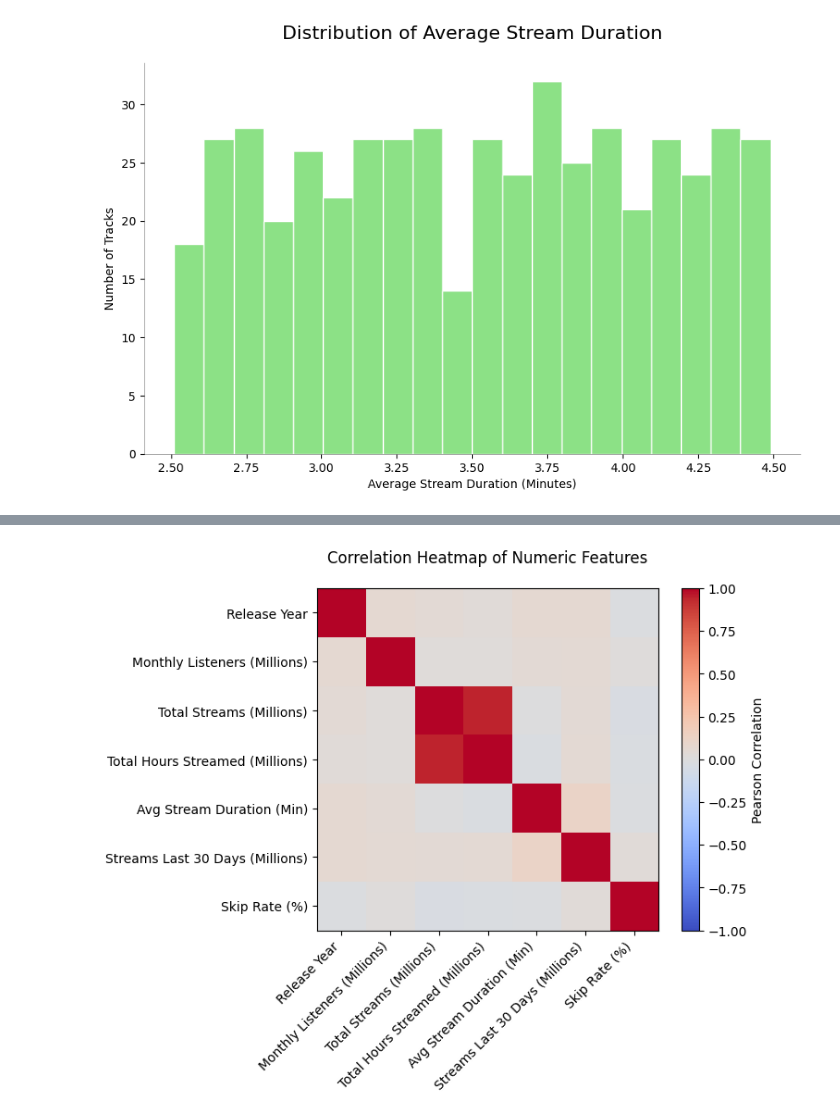
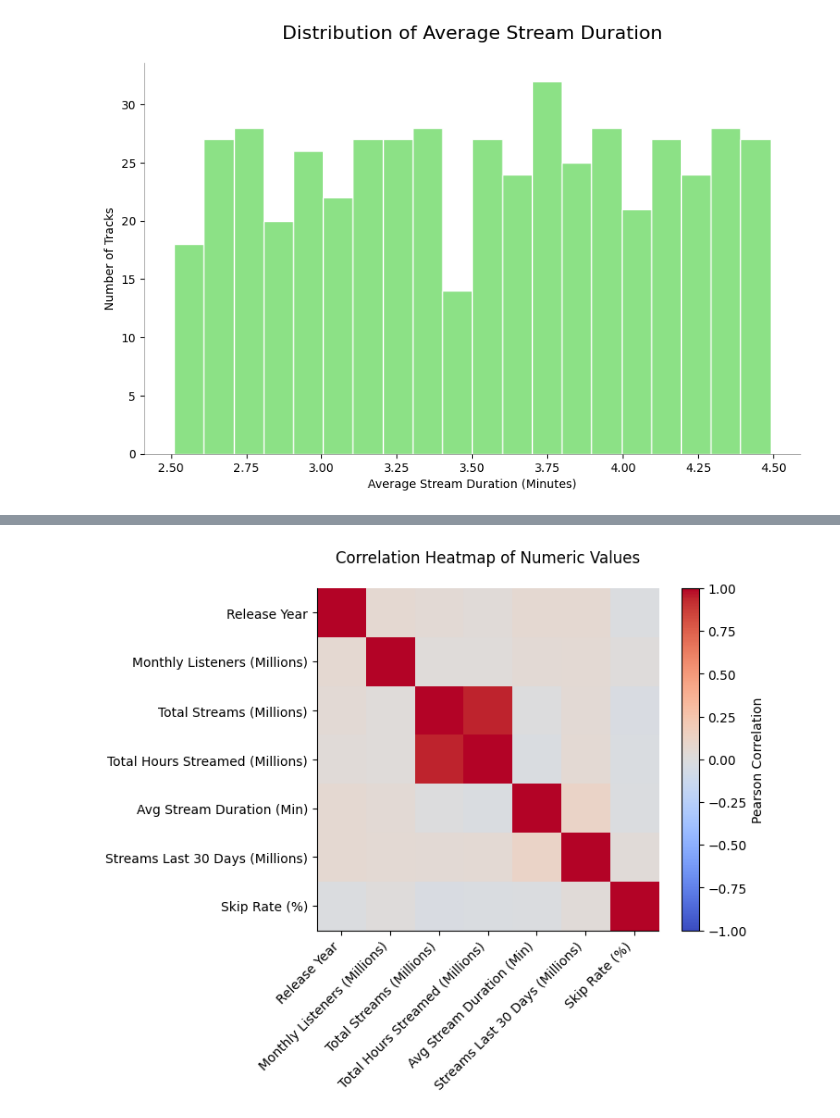
Before and after one commit to nayalys/learning_plots_nayalys_santiesteban, a Jupyter notebook: notebooks/visualization_practice.ipynb, the cells around one changed output, grey strips where cells are left out. Drawn from its saved outputs; the diff is of its cells as text; code cells hidden in the pictures.

```diff
--- a/notebooks/visualization_practice.ipynb
+++ b/notebooks/visualization_practice.ipynb
@@ -360,15 +374,20 @@ plt.show()
 # %%
 #Heatmaps using Matplotlib
 numeric_spotify_df=spotify_df.select_dtypes(include=[np.number])
 corr = numeric_spotify_df.corr()
 
 im = plt.imshow(corr, vmin=-1, vmax=1, cmap='coolwarm')
 plt.colorbar(im, label= "Pearson Correlation")
 
 plt.xticks(range(len(corr.columns)), corr.columns, rotation=45, ha='right')
 plt.yticks(range(len(corr.columns)), corr.columns)
-plt.title("Correlation Heatmap of Numeric Features", pad=20)
+plt.title("Correlation Heatmap of Numeric Values", pad=20)
 
+ax=plt.gca()
+ax.spines['top'].set_visible(False)
+ax.spines['right'].set_visible(False)
+
+plt.savefig("../plots/CorrelationHeatmap_of_Numeric_Values.png")
 plt.show()
 # %% [output]
-[figure, old version]
+[figure, new version]
```
Also changed, not shown: parts of 13 cells of this notebook, 14 other files.
